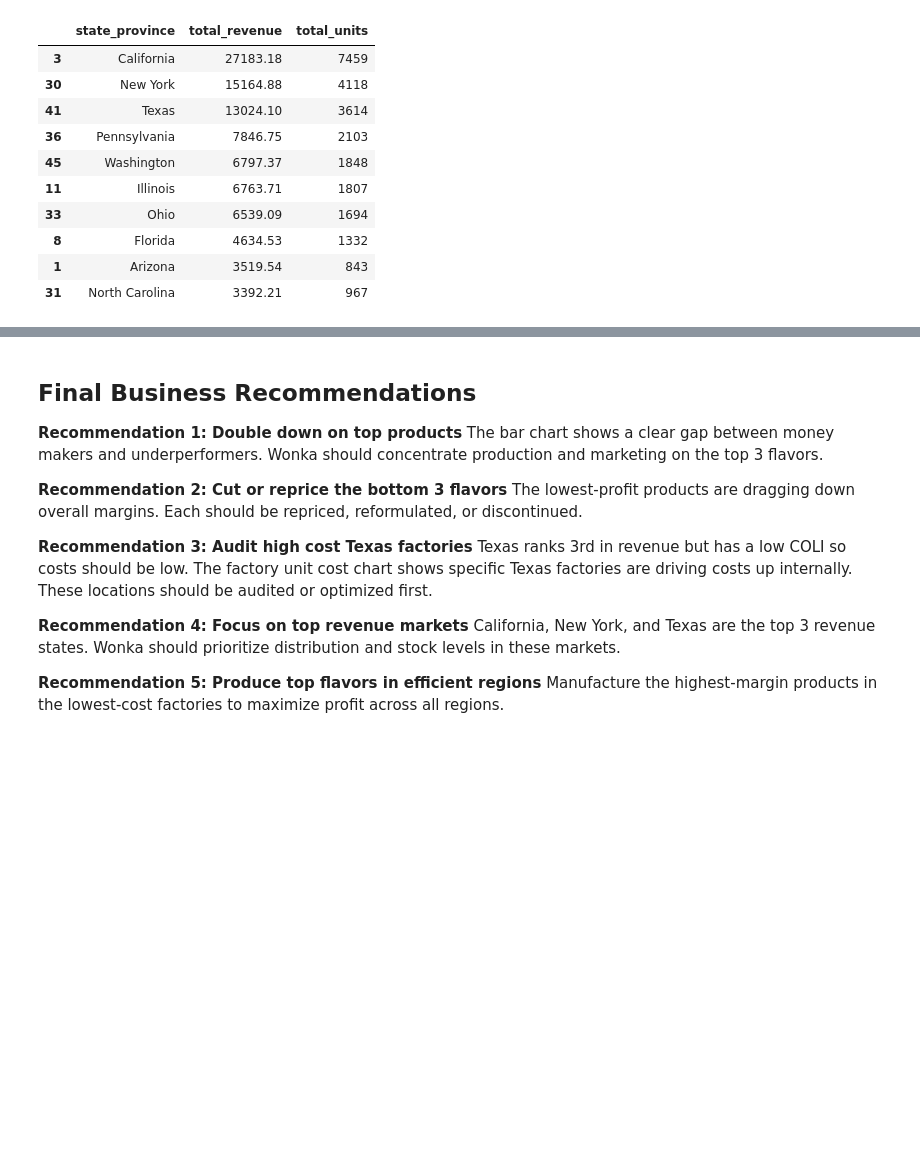
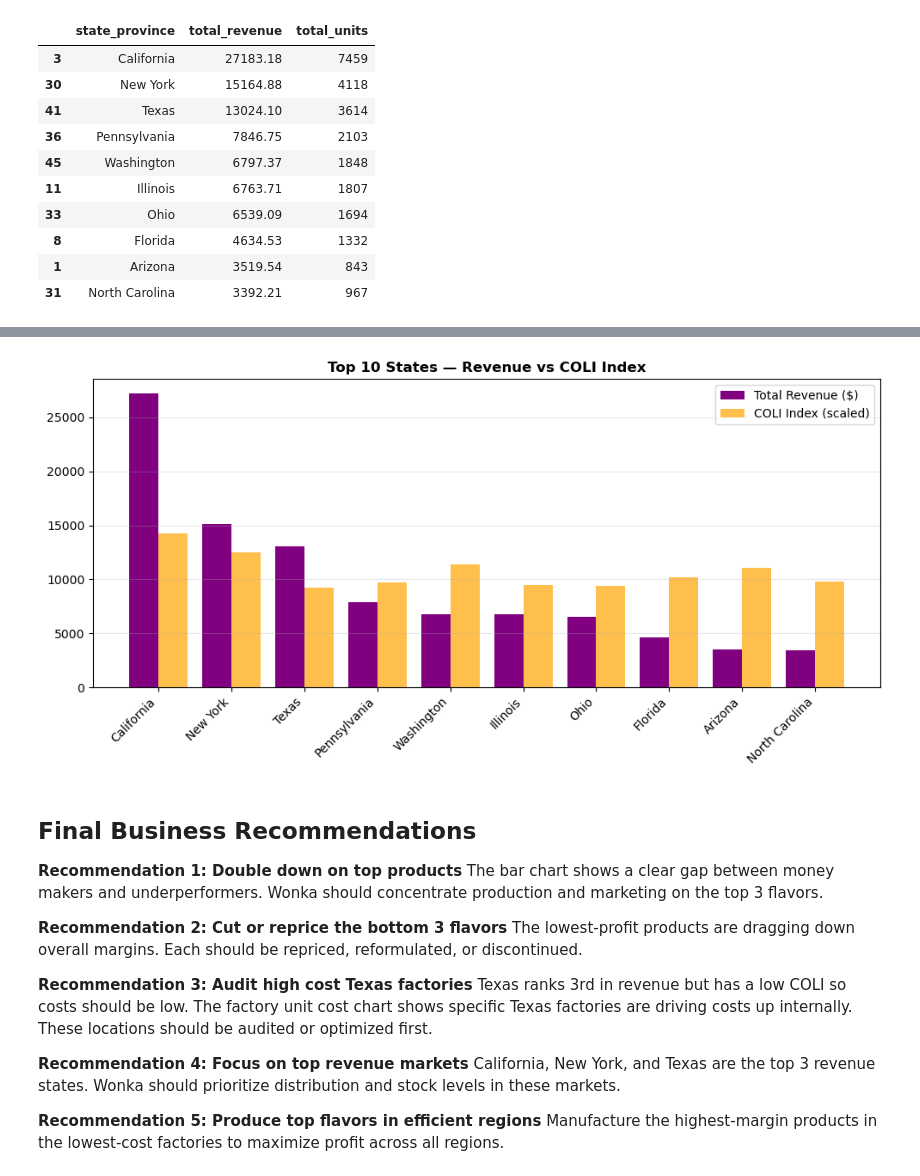
Before and after one commit to meisnerfiona-it/wonka-factory-database-project, a Jupyter notebook: data/clean/Final_Storytelling.ipynb, the cells around one changed output, grey strips where cells are left out. Saved outputs shown, nothing was run; the diff lists cells and outputs as text; code cells hidden in the pictures; blank space fills up the shorter version.

```diff
--- a/data/clean/Final_Storytelling.ipynb
+++ b/data/clean/Final_Storytelling.ipynb
@@ -221,3 +259,22 @@ df_region_perf.head(10)
+# %%
+df_state_perf = sales.groupby("state_province", as_index=False).agg(total_revenue=("sales", "sum"), coli_index=("coli_index", "mean")).sort_values("total_revenue", ascending=False).head(10).round(2)
+
+x = range(len(df_state_perf))
+width = 0.4
+
+fig, ax = plt.subplots(figsize=(10, 5))
+ax.bar([i - width/2 for i in x], df_state_perf["total_revenue"], width=width, label="Total Revenue ($)", color="purple")
+ax.bar([i + width/2 for i in x], df_state_perf["coli_index"] * 100, width=width, label="COLI Index (scaled)", color="orange", alpha=0.7)
+
+ax.set_xticks(x)
+ax.set_xticklabels(df_state_perf["state_province"], rotation=45, ha="right")
+ax.set_title("Top 10 States — Revenue vs COLI Index", fontweight="bold")
+ax.legend()
+ax.grid(axis="y", alpha=0.3)
+plt.tight_layout()
+plt.show()
+# %% [output]
+[figure, added]
 # %% [markdown]
 ## Final Business Recommendations
 
```
Also changed, not shown: parts of 3 cells of this notebook.
